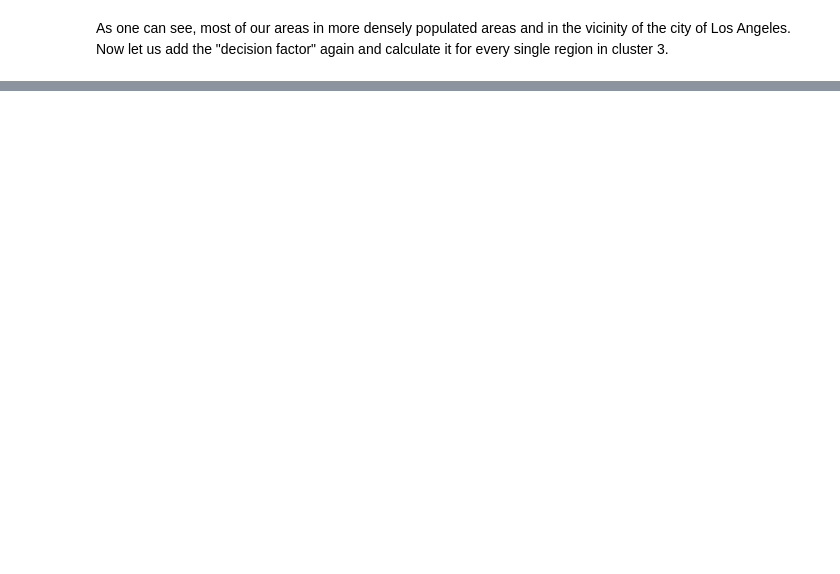
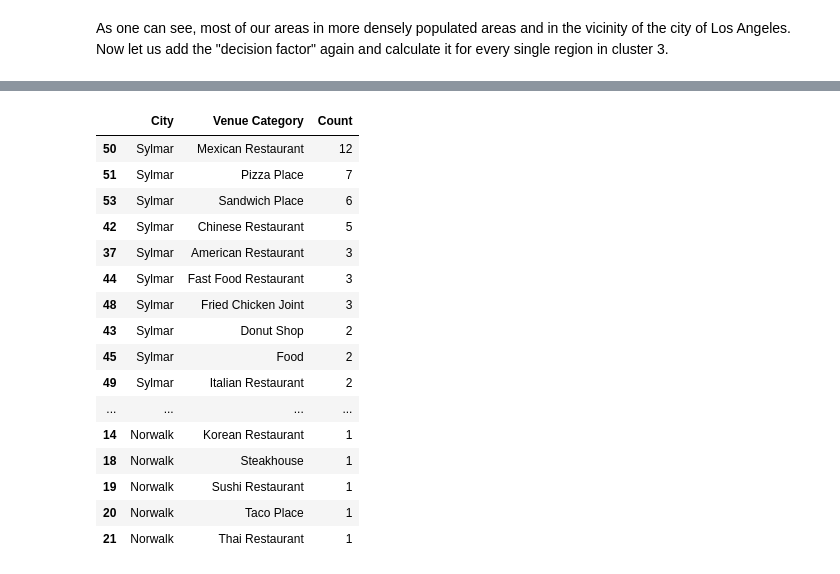
Before and after one commit to Elydora/Coursera_Capstone, a Jupyter notebook: Project/capstone-project.ipynb, the cells around one changed output, grey strips where cells are left out. Saved outputs shown, nothing was run; the diff lists cells and outputs as text; code cells hidden in the pictures; blank space fills up the shorter version.

```diff
--- a/Project/capstone-project.ipynb
+++ b/Project/capstone-project.ipynb
@@ -535,0 +599,5 @@ initial findings.
+# %%
+# only keep the records that belong to our 3 chosen cities
+venues_cleaned = nearby_venues.loc[
+                 nearby_venues['City'].isin(['Norwalk', 'Sylmar', 'Pacoima'])]
+venues_cleaned.count()
@@ -535,0 +614,28 @@ initial findings.
+# %%
+# extract city name and food venue category
+categs = venues_cleaned[['City', 'Venue Category']]
+# count the number of restaurants per city and category
+categs_count = categs.groupby(['City', 'Venue Category']).size().to_frame(
+               'Count').reset_index()
+# sort the result by city and count
+categs_sorted = categs_count.sort_values(by=['City', 'Count'],
+                                         ascending=False)
+categs_sorted
+# %% [output]
+|  | City | Venue Category | Count |
+| 50 | Sylmar | Mexican Restaurant | 12 |
+| 51 | Sylmar | Pizza Place | 7 |
+| 53 | Sylmar | Sandwich Place | 6 |
+| 42 | Sylmar | Chinese Restaurant | 5 |
+| 37 | Sylmar | American Restaurant | 3 |
+| 44 | Sylmar | Fast Food Restaurant | 3 |
+| 48 | Sylmar | Fried Chicken Joint | 3 |
+| 43 | Sylmar | Donut Shop | 2 |
+| 45 | Sylmar | Food | 2 |
+| 49 | Sylmar | Italian Restaurant | 2 |
+| ... | ... | ... | ... |
+| 14 | Norwalk | Korean Restaurant | 1 |
+| 18 | Norwalk | Steakhouse | 1 |
+| 19 | Norwalk | Sushi Restaurant | 1 |
+| 20 | Norwalk | Taco Place | 1 |
+| 21 | Norwalk | Thai Restaurant | 1 |
```
Also changed, not shown: parts of 8 cells of this notebook.
